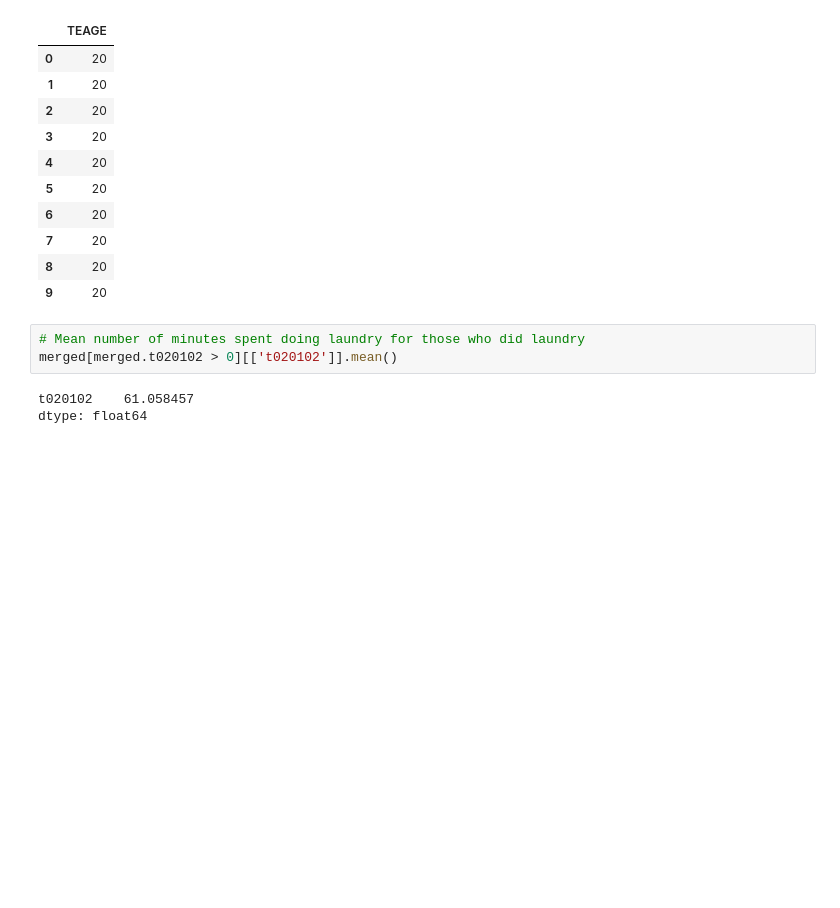
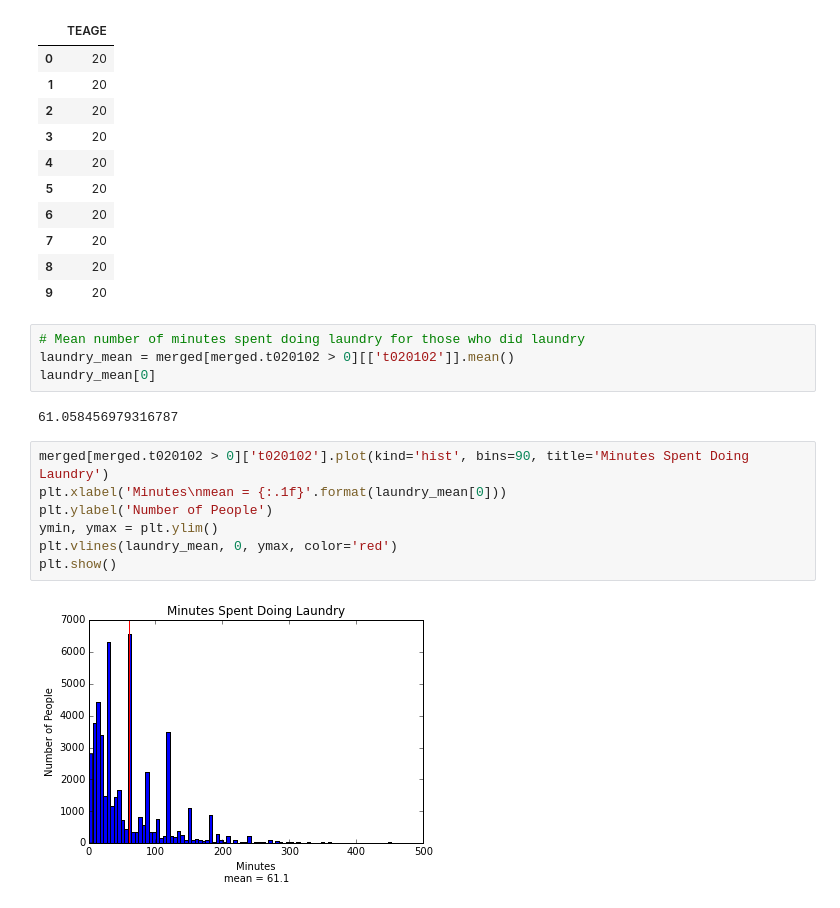
Before and after one commit to ahartz1/atus-analysis, a Jupyter notebook: atus-analysis.ipynb, the cells around one changed output. Cells and saved outputs as stored; diff of their text form; blank space fills up the shorter version.

Commit message:
Add laundry graph w mean

```diff
--- a/atus-analysis.ipynb
+++ b/atus-analysis.ipynb
@@ -113,7 +99,16 @@ merged[merged.TUCASEID == 20140101140007][['TEAGE']]
 | 9 | 20 |
 # %%
 # Mean number of minutes spent doing laundry for those who did laundry
-merged[merged.t020102 > 0][['t020102']].mean()
+laundry_mean = merged[merged.t020102 > 0][['t020102']].mean()
+laundry_mean[0]
 # %% [output]
-t020102    61.058457
-dtype: float64
+61.058456979316787
+# %%
+merged[merged.t020102 > 0]['t020102'].plot(kind='hist', bins=90, title='Minutes Spent Doing Laundry')
+plt.xlabel('Minutes\nmean = {:.1f}'.format(laundry_mean[0]))
+plt.ylabel('Number of People')
+ymin, ymax = plt.ylim()
+plt.vlines(laundry_mean, 0, ymax, color='red')
+plt.show()
+# %% [output]
+[figure, added]
```
Also changed, not shown: parts of 1 cell of this notebook.
